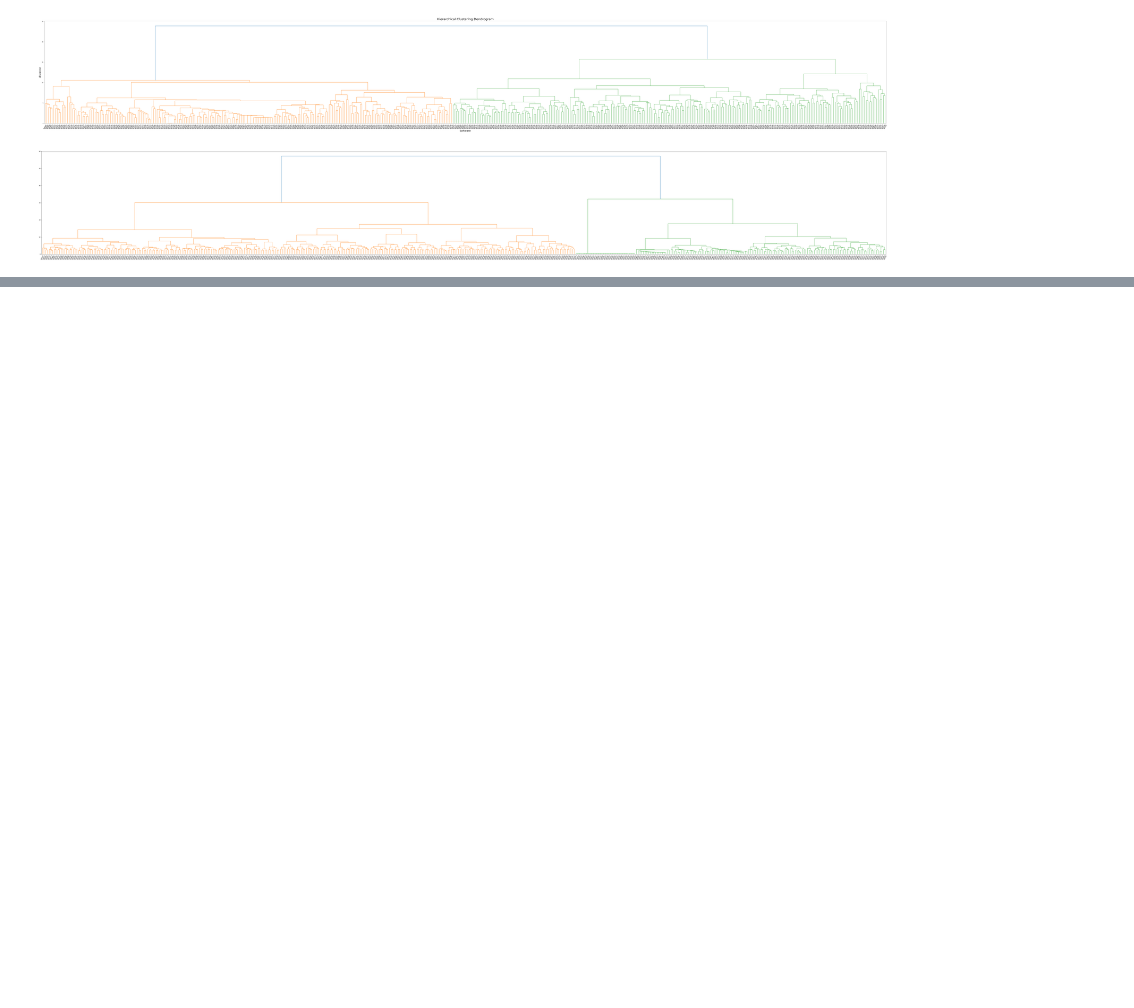
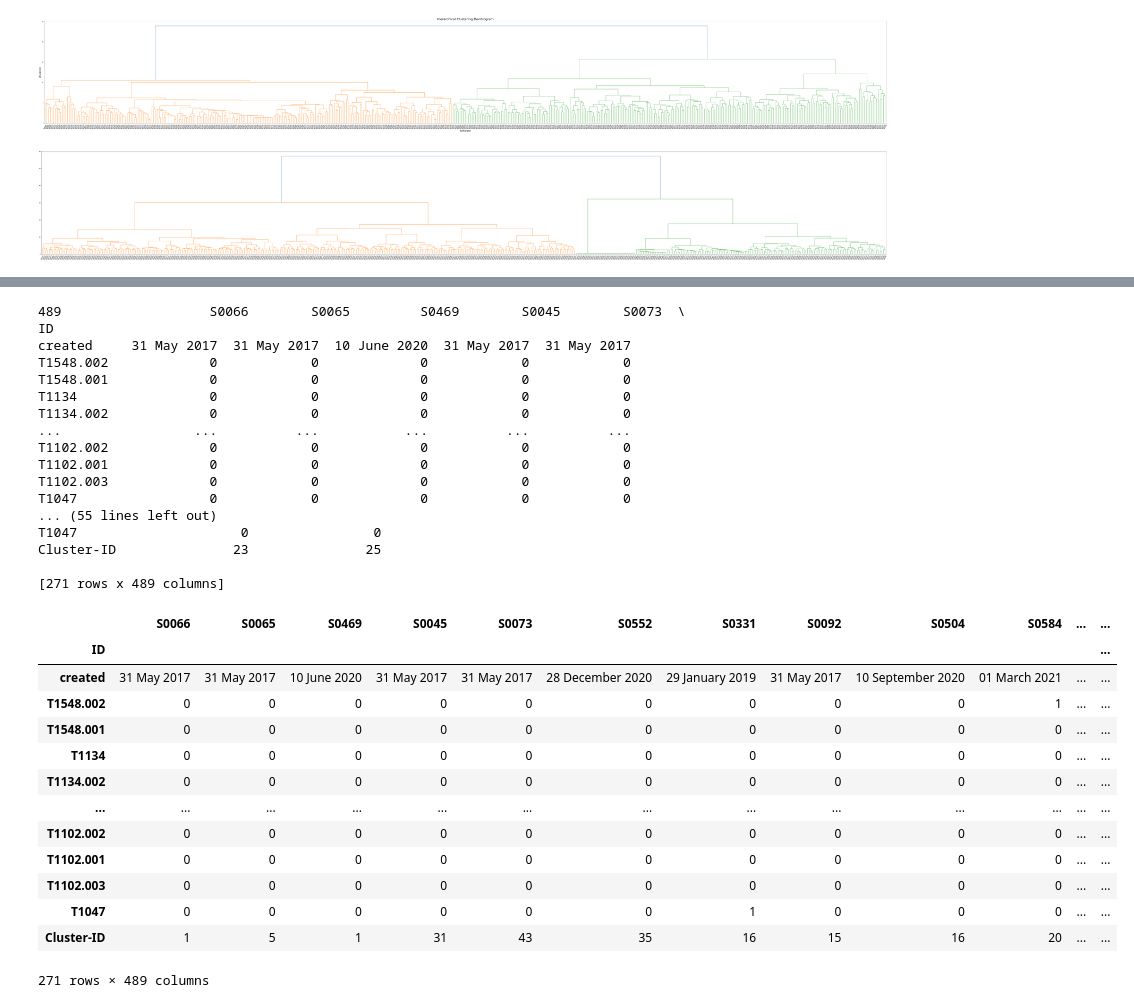
Before and after one commit to tobiasbudig/attack-hypotheses-generation, a Jupyter notebook: Hierarchical Clustering.ipynb, the cells around one changed output, grey strips where cells are left out. Saved outputs shown, nothing was run; the diff lists cells and outputs as text; code cells hidden in the pictures; blank space fills up the shorter version.

```diff
--- a/Hierarchical Clustering.ipynb
+++ b/Hierarchical Clustering.ipynb
@@ -148 +169,64 @@ Name: Cluster_ID, dtype: int64
+# %%
+#Running Program to save hierarchcal clustering in Excel
+cluster_id, cluster_level = cut_tree_balanced(Z_phi, 20)
+
+path = "./Overview Hierarchical Clustering.xlsx"
+print(len(cluster_id), X_original)
+X_original.loc['Cluster-ID'] = cluster_id
+
+with pd.ExcelWriter('./Data with time stemps reduced.xlsx', engine="openpyxl", mode = 'a') as writer:
+    X_original.to_excel(writer, sheet_name = 'Datamatrix with time and cluster')
+
+"""
+cluster_list = pd.DataFrame(list(zip(software, cluster_id.tolist(), created)), columns = ['Software_ID', 'Cluster_ID', 'created']).set_index('Software_ID')
+cluster_list = cluster_list.sort_values(by = 'Cluster_ID')
+cluster_list.transpose()
+
+
+
+counter = cluster_list['Cluster_ID'].value_counts(sort = True)
+counter_df = pd.DataFrame(counter)
+
+book = load_workbook(path)
+with pd.ExcelWriter(path, engine = 'openpyxl') as writer:
+    writer.book = book
+    writer.sheets = dict((ws.title, ws) for ws in book.worksheets)
+
+    cluster_list.to_excel(writer, sheet_name = 'Cluster max 20')
+
+    """
+
+X_original
+# %% [output]
+489                   S0066        S0065         S0469        S0045        S0073  \
+ID
+created     31 May 2017  31 May 2017  10 June 2020  31 May 2017  31 May 2017
+T1548.002             0            0             0            0            0
+T1548.001             0            0             0            0            0
+T1134                 0            0             0            0            0
+T1134.002             0            0             0            0            0
+...                 ...          ...           ...          ...          ...
+T1102.002             0            0             0            0            0
+T1102.001             0            0             0            0            0
+T1102.003             0            0             0            0            0
+T1047                 0            0             0            0            0
+... (55 lines left out)
+T1047                     0                0
+Cluster-ID               23               25
+
+[271 rows x 489 columns]
+|  | S0066 | S0065 | S0469 | S0045 | S0073 | S0552 | S0331 | S0092 | S0504 | S0584 | ... | ... |
+| ID |  |  |  |  |  |  |  |  |  |  |  | ... |
+| created | 31 May 2017 | 31 May 2017 | 10 June 2020 | 31 May 2017 | 31 May 2017 | 28 December 2020 | 29 January 2019 | 31 May 2017 | 10 September 2020 | 01 March 2021 | ... | ... |
+| T1548.002 | 0 | 0 | 0 | 0 | 0 | 0 | 0 | 0 | 0 | 1 | ... | ... |
+| T1548.001 | 0 | 0 | 0 | 0 | 0 | 0 | 0 | 0 | 0 | 0 | ... | ... |
+| T1134 | 0 | 0 | 0 | 0 | 0 | 0 | 0 | 0 | 0 | 0 | ... | ... |
+| T1134.002 | 0 | 0 | 0 | 0 | 0 | 0 | 0 | 0 | 0 | 0 | ... | ... |
+| ... | ... | ... | ... | ... | ... | ... | ... | ... | ... | ... | ... | ... |
+| T1102.002 | 0 | 0 | 0 | 0 | 0 | 0 | 0 | 0 | 0 | 0 | ... | ... |
+| T1102.001 | 0 | 0 | 0 | 0 | 0 | 0 | 0 | 0 | 0 | 0 | ... | ... |
+| T1102.003 | 0 | 0 | 0 | 0 | 0 | 0 | 0 | 0 | 0 | 0 | ... | ... |
+| T1047 | 0 | 0 | 0 | 0 | 0 | 0 | 1 | 0 | 0 | 0 | ... | ... |
+| Cluster-ID | 1 | 5 | 1 | 31 | 43 | 35 | 16 | 15 | 16 | 20 | ... | ... |
+271 rows × 489 columns
 # %%
```
Also changed, not shown: parts of 7 cells of this notebook, 5 other files.
